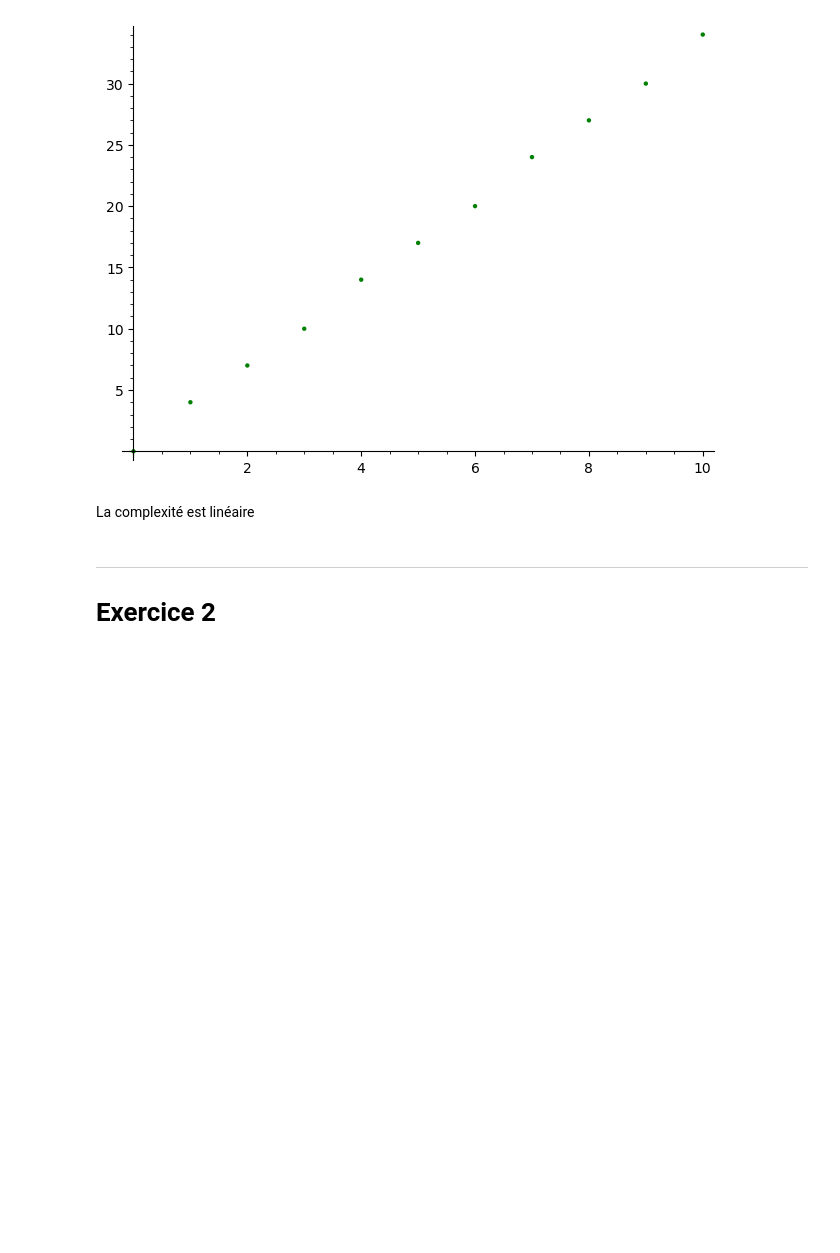
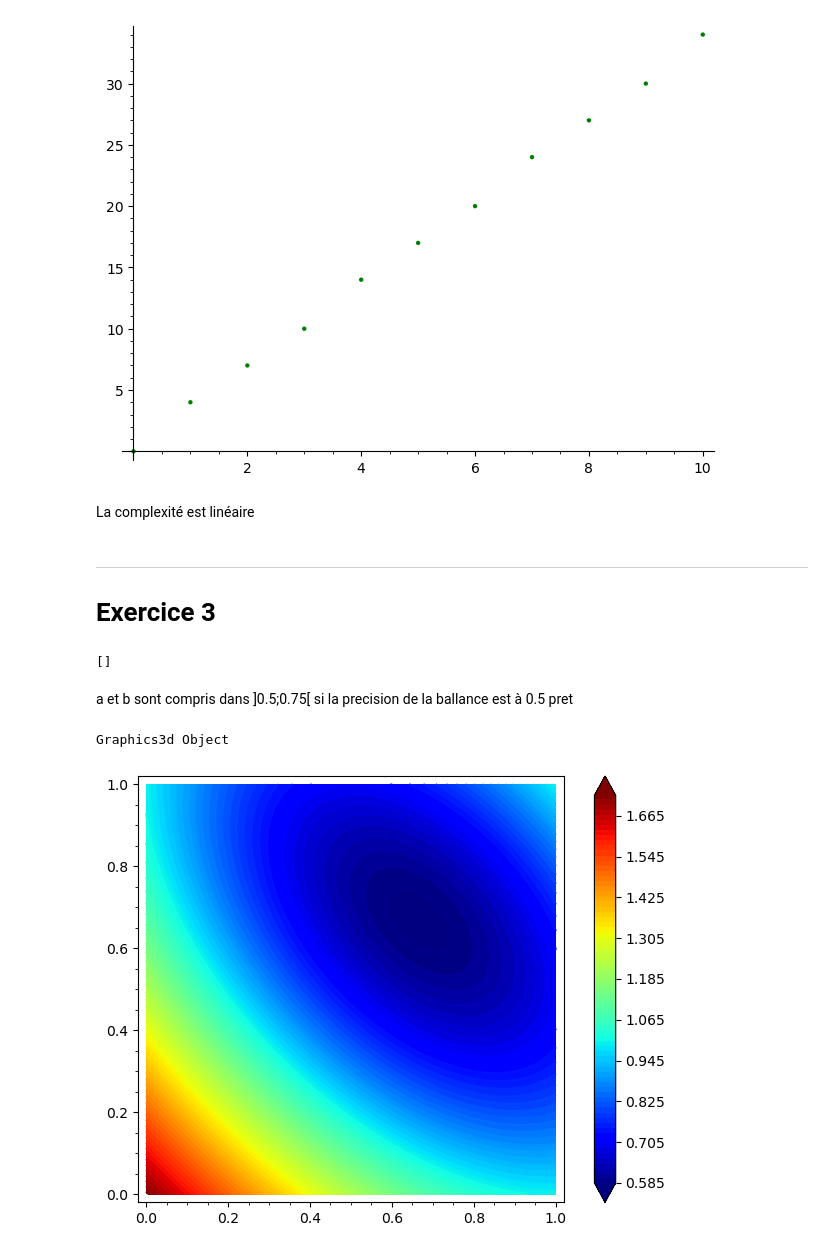
Before and after one commit to ArtemisWl/ENSIIE-FISA, a Jupyter notebook: Arte/S1/UE Math/Modelisation mathématique/TP/TD1.ipynb, the cells around one changed output. Saved outputs shown, nothing was run; the diff lists cells and outputs as text; code cells hidden in the pictures; blank space fills up the shorter version.

```diff
--- a/Arte/S1/UE Math/Modelisation mathématique/TP/TD1.ipynb
+++ b/Arte/S1/UE Math/Modelisation mathématique/TP/TD1.ipynb
@@ -63,4 +63,11 @@ La complexité est linéaire
 ***
 
 
-# Exercice 2
+# Exercice 3
+# %%
+var('a, b')
+solve([a==1, b==1, a+b==1], [a,b])
+# %% [output]
+[]
+# %% [markdown]
+a et b sont compris dans ]0.5;0.75\[ si la precision de la ballance est à 0.5 pret
@@ -66,0 +76,9 @@ La complexité est linéaire
+# %%
+x,y=var('x,y')
+plot3d(norm2(x,y), (x,0,1),(y,0,1))
+# %% [output]
+Graphics3d Object
+# %%
+contour_plot(norm2(x,y), (x,0,1),(y,0,1), cmap='jet',colorbar=True, contours=100)
+# %% [output]
+[figure, added]
```
Also changed, not shown: parts of 9 cells of this notebook, 1 other file.
